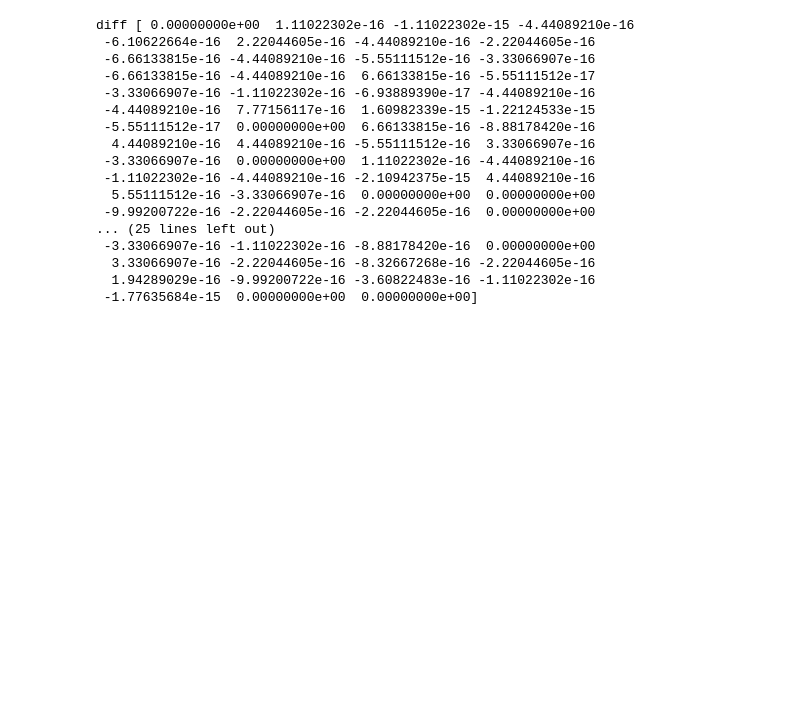
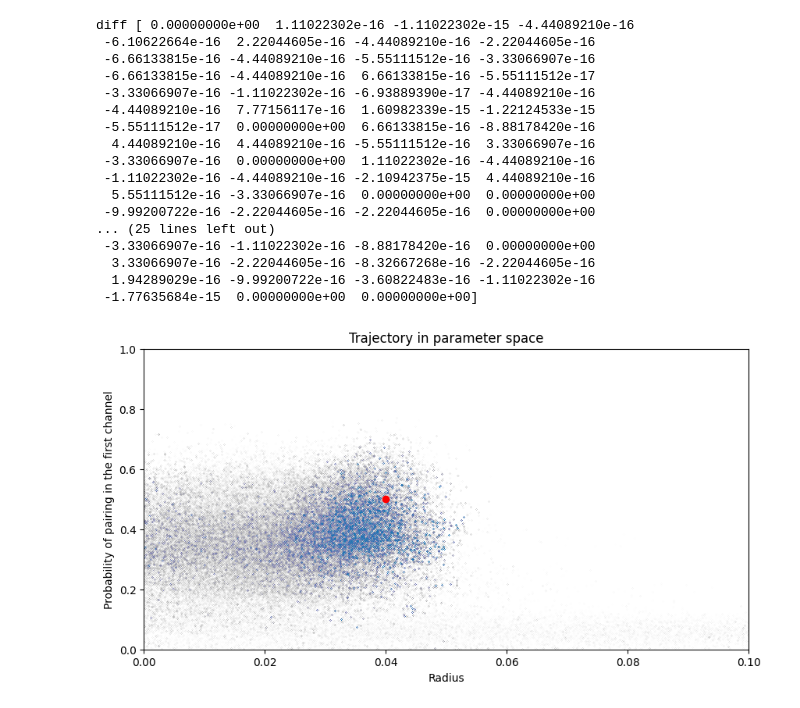
Before and after one commit to gnies/bayes-coloc, a Jupyter notebook: examples/continuos donut example.ipynb, the cells around one changed output. Saved outputs shown, nothing was run; the diff lists cells and outputs as text; code cells hidden in the pictures; blank space fills up the shorter version.

```diff
--- a/examples/continuos donut example.ipynb
+++ b/examples/continuos donut example.ipynb
@@ -17,8 +20,8 @@ d = 2
 
 # set parameters
 area = 1
-scale = 0.02
-radius = 0.04
+scale = 0.01
+radius = 0.03
 gamma = 50
 alpha = 50# np.e**-20
 beta = 50# np.e**-20
@@ -412,3 +417,21 @@ diff [ 0.00000000e+00  1.11022302e-16 -1.11022302e-15 -4.44089210e-16
   3.33066907e-16 -2.22044605e-16 -8.32667268e-16 -2.22044605e-16
   1.94289029e-16 -9.99200722e-16 -3.60822483e-16 -1.11022302e-16
  -1.77635684e-15  0.00000000e+00  0.00000000e+00]
+# %%
+# scatter plot of radius and prob of pairing
+fig, ax = plt.subplots(ncols=1, figsize=(10, 5))
+
+
+ax.set_xlabel("Radius")
+# make scatter markers smaller
+ax.scatter(radius_trajectory, p_a_paired_traj, s=0.00001)
+ax.scatter(true_params["radius"], p_a_paired_true, color="red")
+ax.set_ylim([0, 1])
+ax.set_ylabel("Probability of pairing in the first channel")
+ax.set_xlim(radius_interval)
+
+ax.set_ylabel("Probability of pairing in the first channel")
+ax.set_title("Trajectory in parameter space")
+plt.show()
+# %% [output]
+[figure, added]
```
Also changed, not shown: parts of 5 cells of this notebook, 9 other files.
